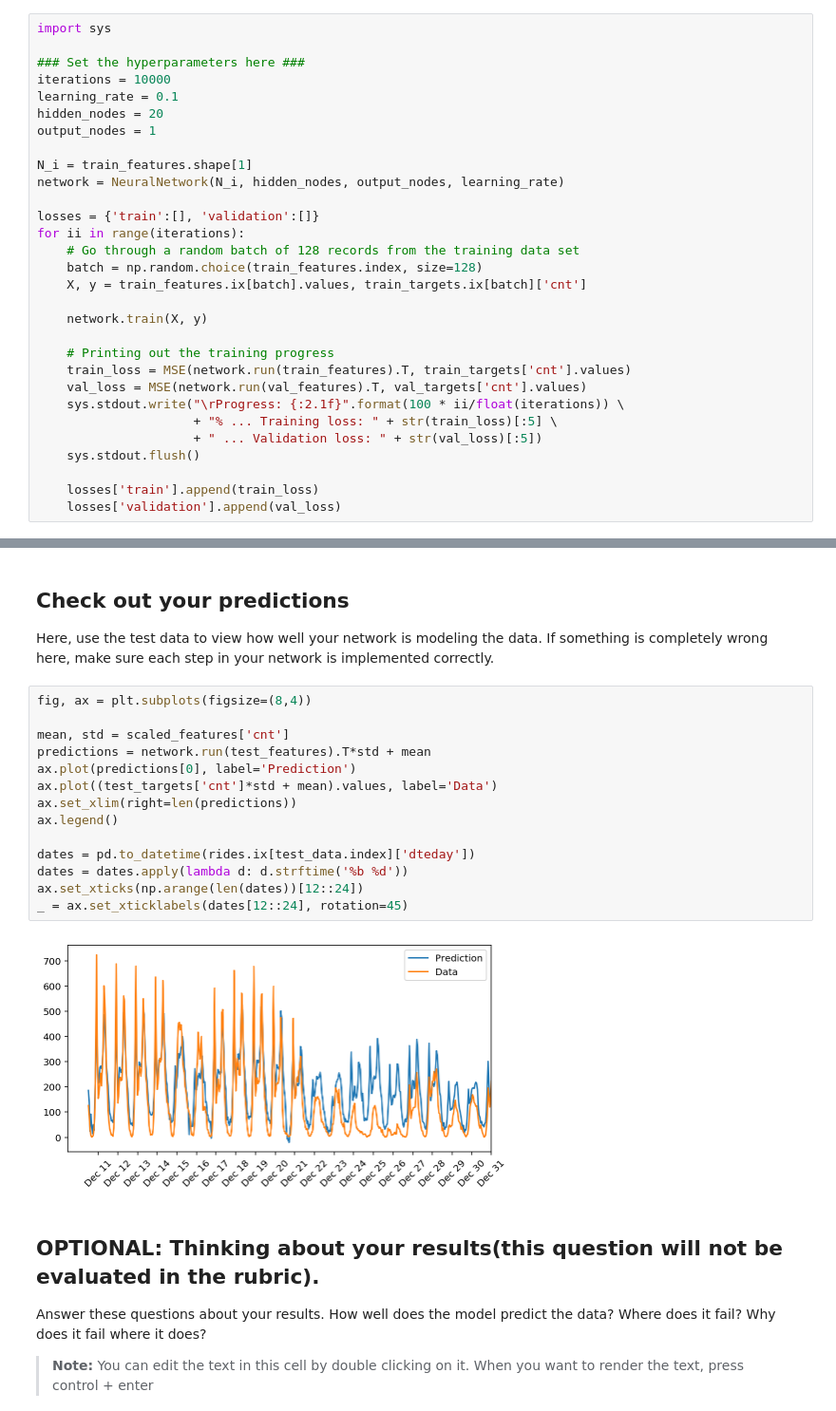
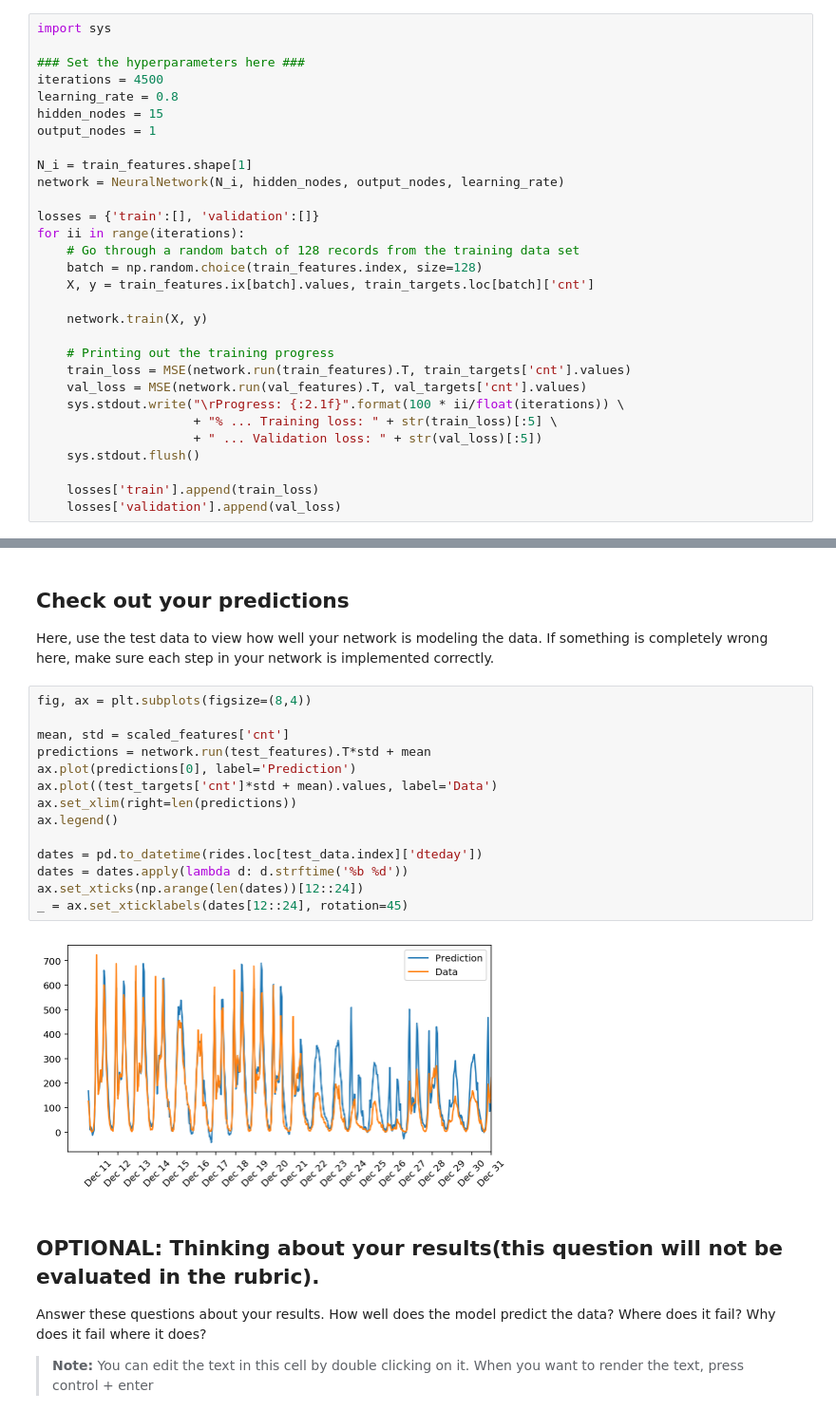
Before and after one commit to Niennienzz/udacity-deep-learning, a Jupyter notebook: first-neural-network/Your_first_neural_network.ipynb, the cells around one changed output, grey strips where cells are left out. Shown at 95% size. Cells and saved outputs as stored; diff of their text form.

```diff
--- a/first-neural-network/Your_first_neural_network.ipynb
+++ b/first-neural-network/Your_first_neural_network.ipynb
@@ -287,9 +287,9 @@ The more hidden nodes you have, the more accurate predictions the model will mak
 import sys
 
 ### Set the hyperparameters here ###
-iterations = 10000
-learning_rate = 0.1
-hidden_nodes = 20
+iterations = 4500
+learning_rate = 0.8
+hidden_nodes = 15
 output_nodes = 1
 
 N_i = train_features.shape[1]
@@ -299,7 +299,7 @@ losses = {'train':[], 'validation':[]}
 for ii in range(iterations):
     # Go through a random batch of 128 records from the training data set
     batch = np.random.choice(train_features.index, size=128)
-    X, y = train_features.ix[batch].values, train_targets.ix[batch]['cnt']
+    X, y = train_features.ix[batch].values, train_targets.loc[batch]['cnt']
 
     network.train(X, y)
 
@@ -329,19 +329,19 @@ Here, use the test data to view how well your network is modeling the data. If s
 # %%
 fig, ax = plt.subplots(figsize=(8,4))
 
 mean, std = scaled_features['cnt']
 predictions = network.run(test_features).T*std + mean
 ax.plot(predictions[0], label='Prediction')
 ax.plot((test_targets['cnt']*std + mean).values, label='Data')
 ax.set_xlim(right=len(predictions))
 ax.legend()
 
-dates = pd.to_datetime(rides.ix[test_data.index]['dteday'])
+dates = pd.to_datetime(rides.loc[test_data.index]['dteday'])
 dates = dates.apply(lambda d: d.strftime('%b %d'))
 ax.set_xticks(np.arange(len(dates))[12::24])
 _ = ax.set_xticklabels(dates[12::24], rotation=45)
 # %% [output]
-[figure, old version]
+[figure, new version]
 # %% [markdown]
 ## OPTIONAL: Thinking about your results(this question will not be evaluated in the rubric).
 
```
Also changed, not shown: parts of 2 cells of this notebook, 1 other file.
